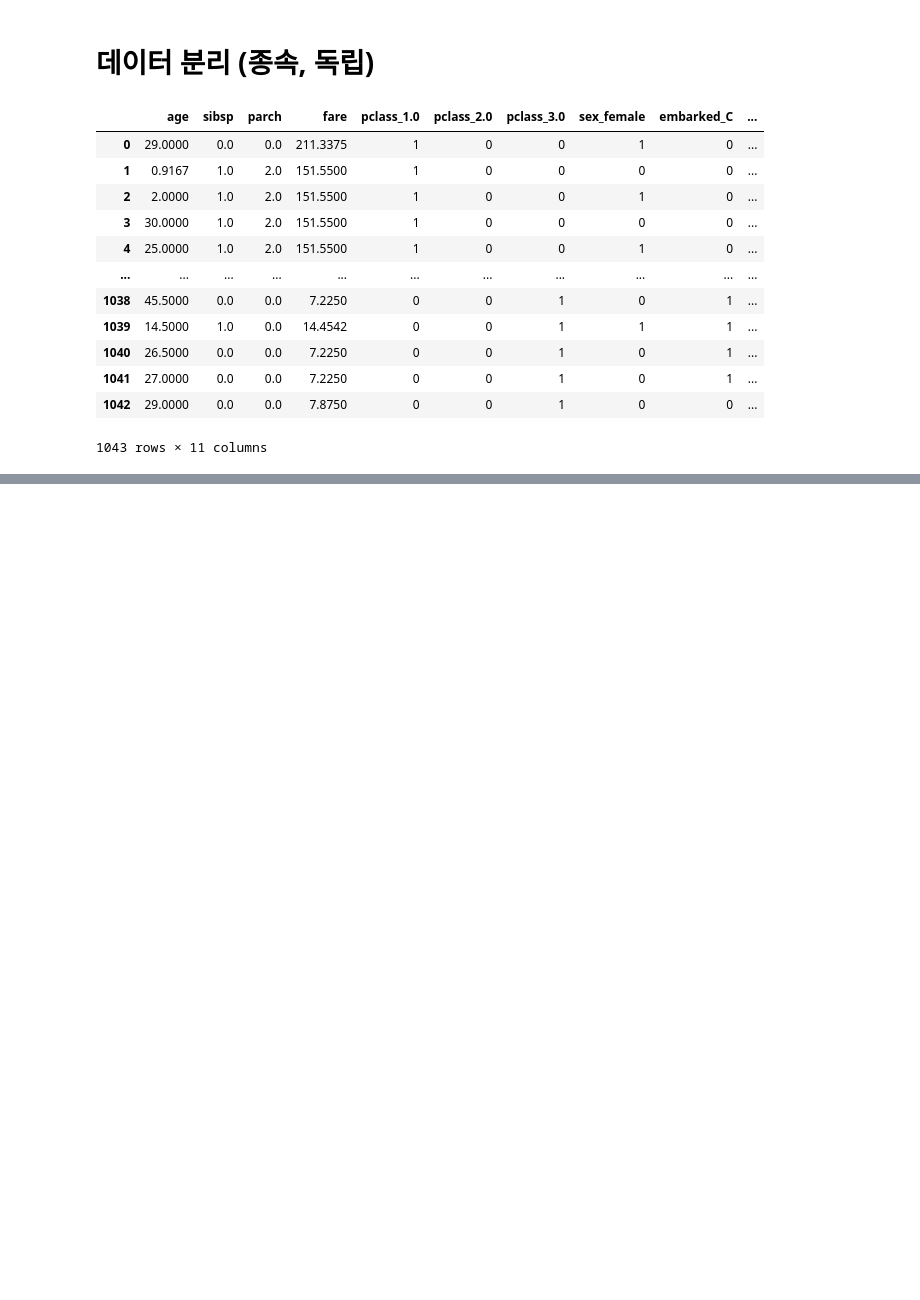
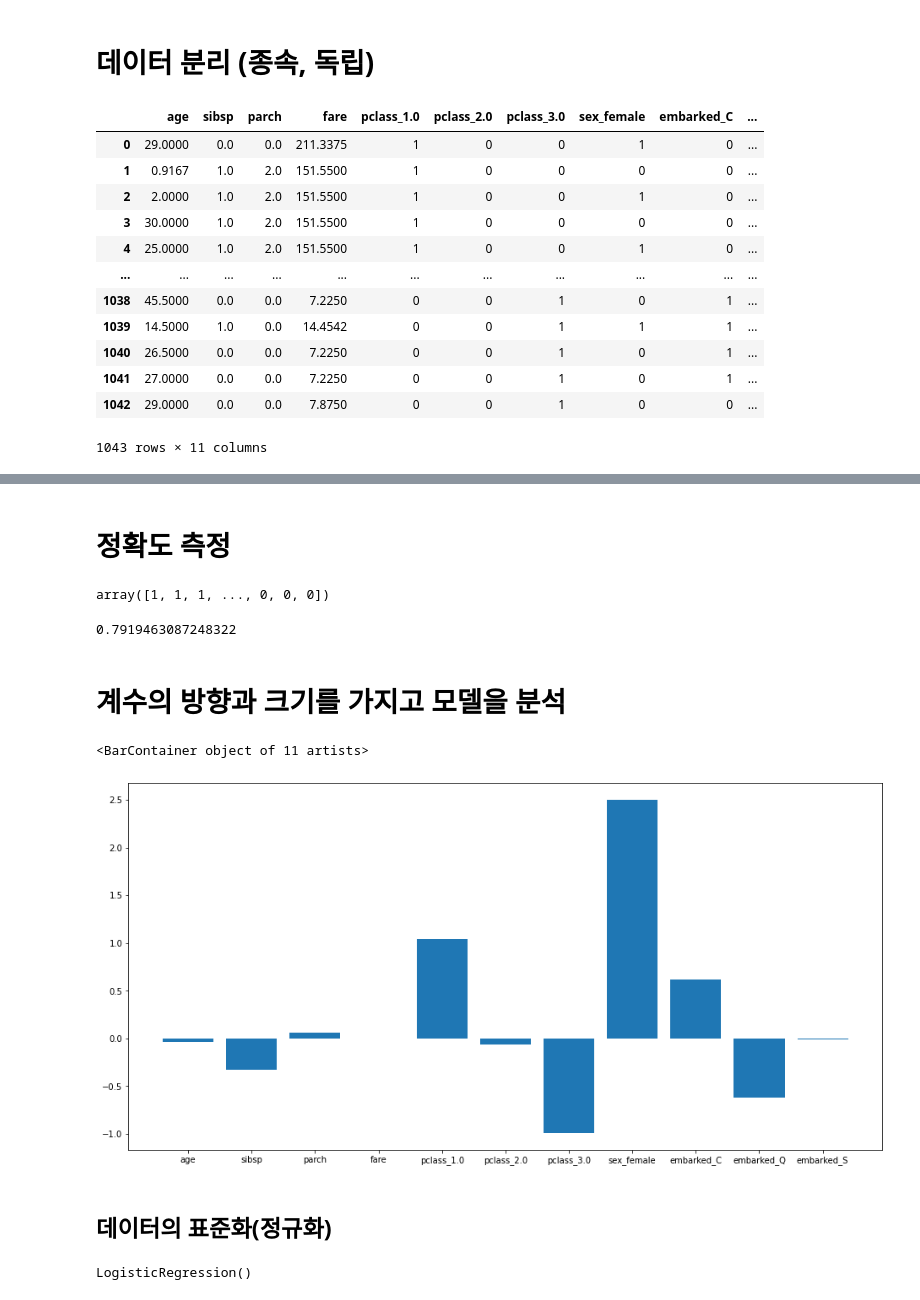
Before and after one commit to AnYeHyeon/DataScience2023, a Jupyter notebook: 타이타닉생존예측.ipynb, the cells around one changed output, grey strips where cells are left out. Saved outputs shown, nothing was run; the diff lists cells and outputs as text; code cells hidden in the pictures; blank space fills up the shorter version.

```diff
--- a/타이타닉생존예측.ipynb
+++ b/타이타닉생존예측.ipynb
@@ -76,4 +75,4 @@ X
 | 1042 | 29.0000 | 0.0 | 0.0 | 7.8750 | 0 | 0 | 1 | 0 | 0 | ... |
 1043 rows × 11 columns
 # %%
-y = df['']
+y = df['survived']
@@ -79,0 +99,3 @@ y = df['']
+# %%
+# 학습
+reg.fit(X, y)
@@ -79,0 +111,23 @@ y = df['']
+# %% [markdown]
+# 정확도 측정
+# %%
+y_pred = reg.predict(X)
+y_pred
+# %% [output]
+array([1, 1, 1, ..., 0, 0, 0])
+# %%
+import numpy as np
+np.sum(y_pred == y)/y.count()
+# %% [output]
+0.7919463087248322
+# %% [markdown]
+# 계수의 방향과 크기를 가지고 모델을 분석
+# %%
+import matplotlib.pyplot as plt
+plt.figure(figsize = (16, 8))
+plt.bar(X.columns, reg.coef_[0])
+# %% [output]
+<BarContainer object of 11 artists>
+[figure, added]
+# %% [markdown]
+## 데이터의 표준화(정규화)
@@ -79,0 +136,4 @@ y = df['']
+# %%
+reg.fit(x_norm, y)
+# %% [output]
+LogisticRegression()
```
Also changed, not shown: parts of 6 cells of this notebook.
